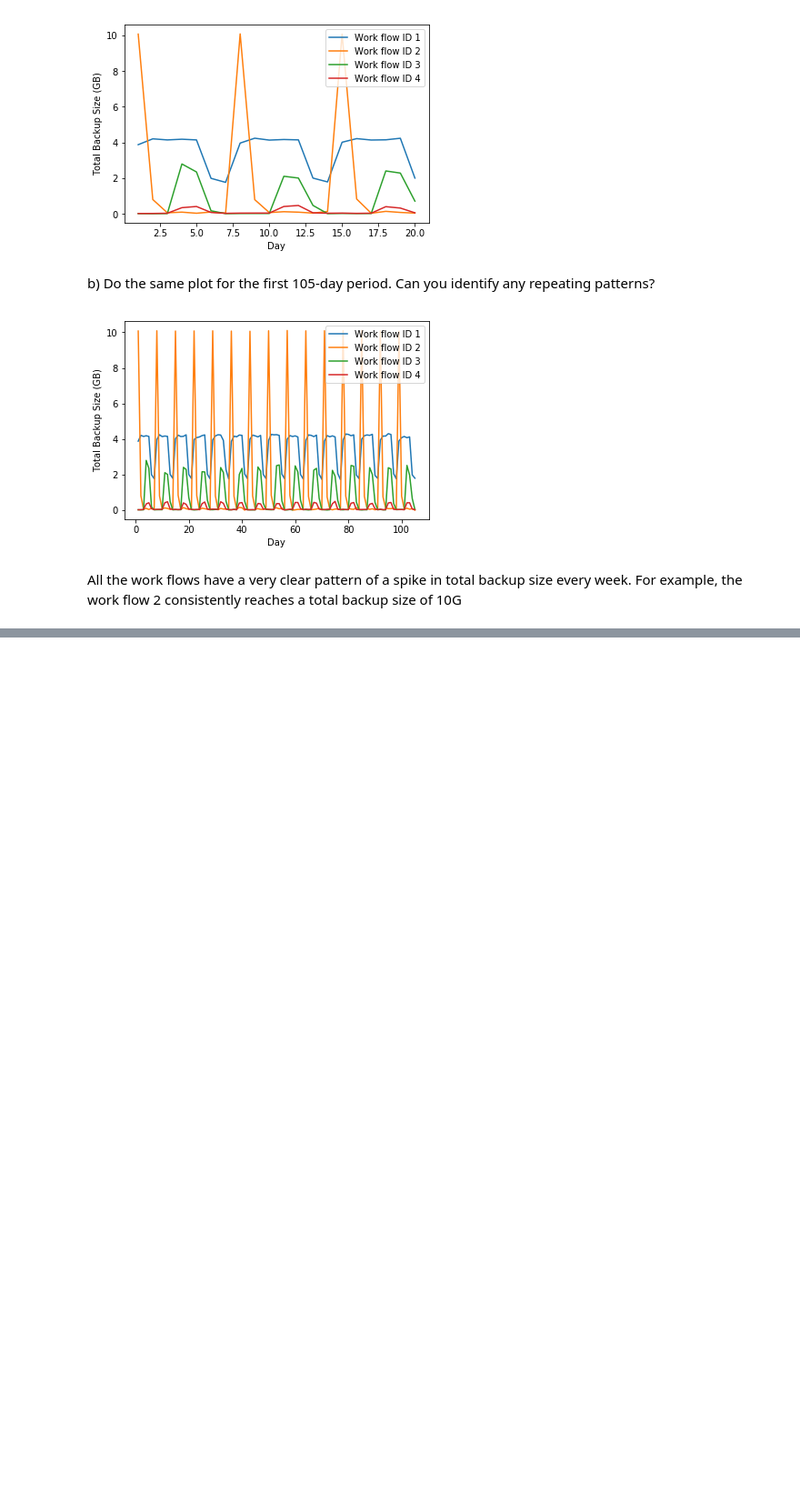
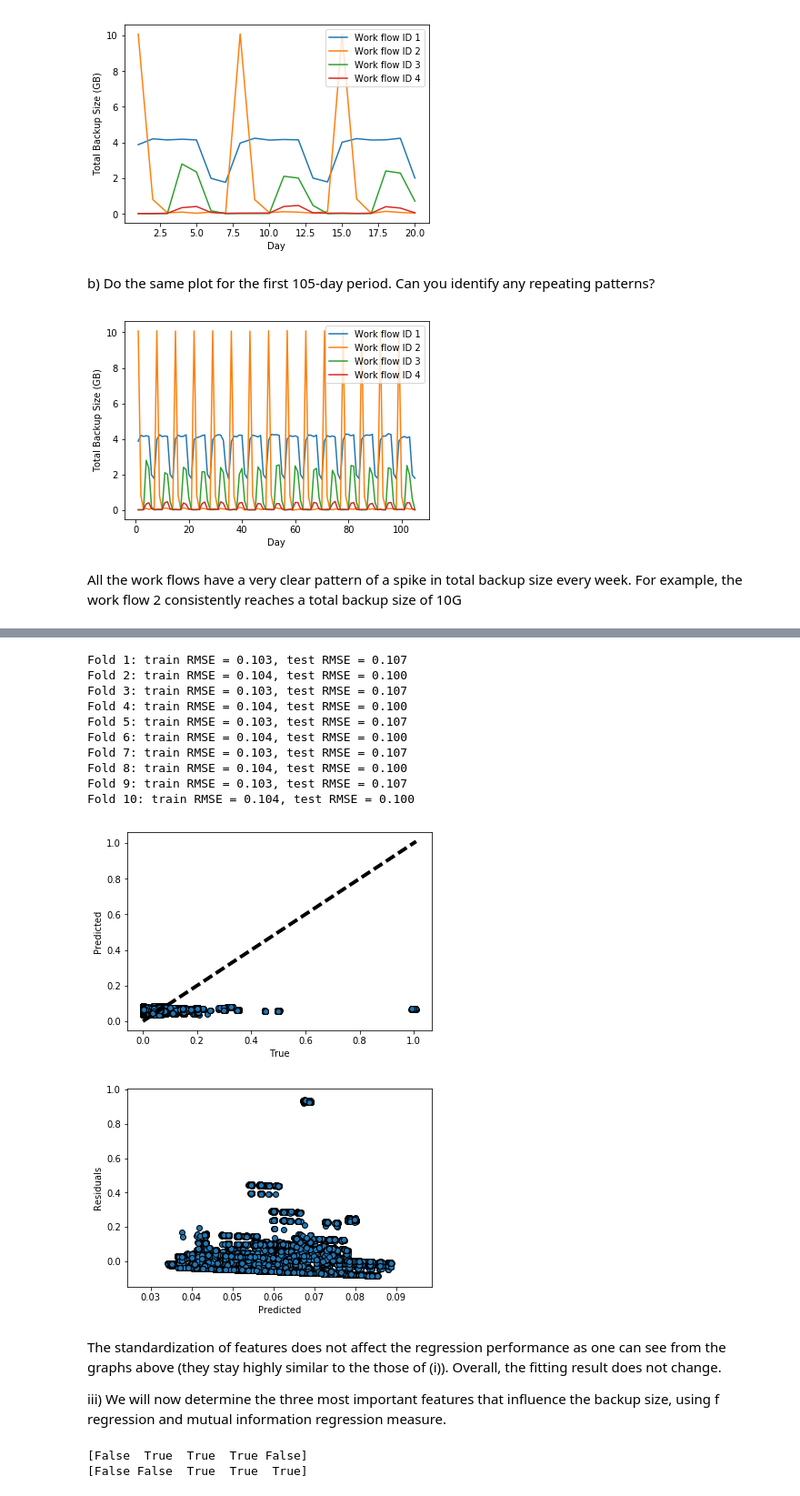
Before and after one commit to jdhurwitz/UCLA-EE219, a Jupyter notebook: Project4/Project 4 - Regression Analysis.ipynb, the cells around one changed output, grey strips where cells are left out. Shown at 91% size. Cells and saved outputs as stored; diff of their text form; code cells hidden in the pictures; blank space fills up the shorter version.

```diff
--- a/Project4/Project 4 - Regression Analysis.ipynb
+++ b/Project4/Project 4 - Regression Analysis.ipynb
@@ -76,0 +137,71 @@ All the work flows have a very clear pattern of a spike in total backup size eve
+# %%
+from sklearn.model_selection import KFold
+from sklearn import linear_model
+from sklearn.model_selection import cross_val_predict
+from sklearn.metrics import mean_squared_error
+from math import sqrt
+from sklearn.preprocessing import StandardScaler
+
+X = data[:,0:5]
+y = data[:,5]
+scaler = StandardScaler()
+X = scaler.fit_transform(X, y)
+
+
+kf = KFold(10)
+k = 1
+lr = linear_model.LinearRegression()
+for train_index, test_index in kf.split(X): # Output 10 train test RMSE values
+    X_train, X_test = X[train_index], X[test_index]
+    y_train, y_test = y[train_index], y[test_index]
+    lr.fit(X_train, y_train)
+    pred_train, pred_test = lr.predict(X_train), lr.predict(X_test)
+
+    rmse_train, rmse_test = sqrt(mean_squared_error(y_train, pred_train)), sqrt(mean_squared_error(y_test, pred_test))
+    print("Fold %i: train RMSE = %.3f, test RMSE = %.3f" % (k, rmse_train, rmse_test))
+    k += 1
+
+lr = linear_model.LinearRegression()
+predicted = cross_val_predict(lr, X, y, cv=10)
+
+fig, ax = plt.subplots()
+ax.scatter(y, predicted, edgecolors=(0, 0, 0))
+ax.plot([y.min(), y.max()], [y.min(), y.max()], 'k--', lw=4)
+ax.set_xlabel('True')
+ax.set_ylabel('Predicted')
+plt.show()
+
+fig, ax = plt.subplots()
+residuals = y - predicted
+ax.scatter(predicted, residuals, edgecolors=(0, 0, 0))
+ax.set_xlabel('Predicted')
+ax.set_ylabel('Residuals')
+plt.show()
+# %% [output]
+Fold 1: train RMSE = 0.103, test RMSE = 0.107
+Fold 2: train RMSE = 0.104, test RMSE = 0.100
+Fold 3: train RMSE = 0.103, test RMSE = 0.107
+Fold 4: train RMSE = 0.104, test RMSE = 0.100
+Fold 5: train RMSE = 0.103, test RMSE = 0.107
+Fold 6: train RMSE = 0.104, test RMSE = 0.100
+Fold 7: train RMSE = 0.103, test RMSE = 0.107
+Fold 8: train RMSE = 0.104, test RMSE = 0.100
+Fold 9: train RMSE = 0.103, test RMSE = 0.107
+Fold 10: train RMSE = 0.104, test RMSE = 0.100
+[figure, added]
+[figure, added]
+# %% [markdown]
+The standardization of features does not affect the regression performance as one can see from the graphs above (they stay highly similar to the those of (i)). Overall, the fitting result does not change.
+
+iii) We will now determine the three most important features that influence the backup size, using f regression and mutual information regression measure.
+# %%
+from sklearn.feature_selection import SelectKBest, f_regression, mutual_info_regression
+skb_f = SelectKBest(f_regression, k=3)
+X_new_f = skb_f.fit_transform(X, y)
+print(skb_f.get_support())
+skb_m = SelectKBest(mutual_info_regression, k=3)
+X_new_m = skb_m.fit_transform(X, y)
+print(skb_m.get_support())
+# %% [output]
+[False  True  True  True False]
+[False False  True  True  True]
```
Also changed, not shown: parts of 10 cells of this notebook.
